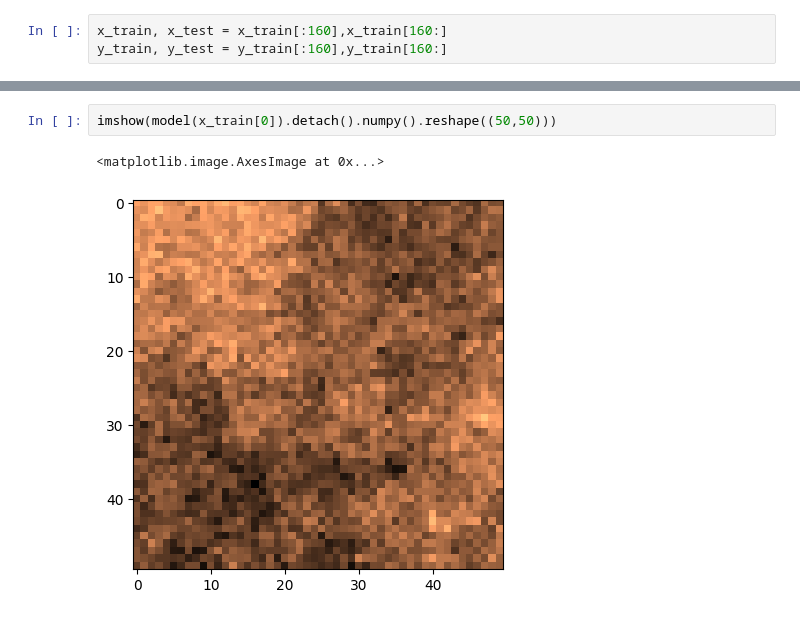
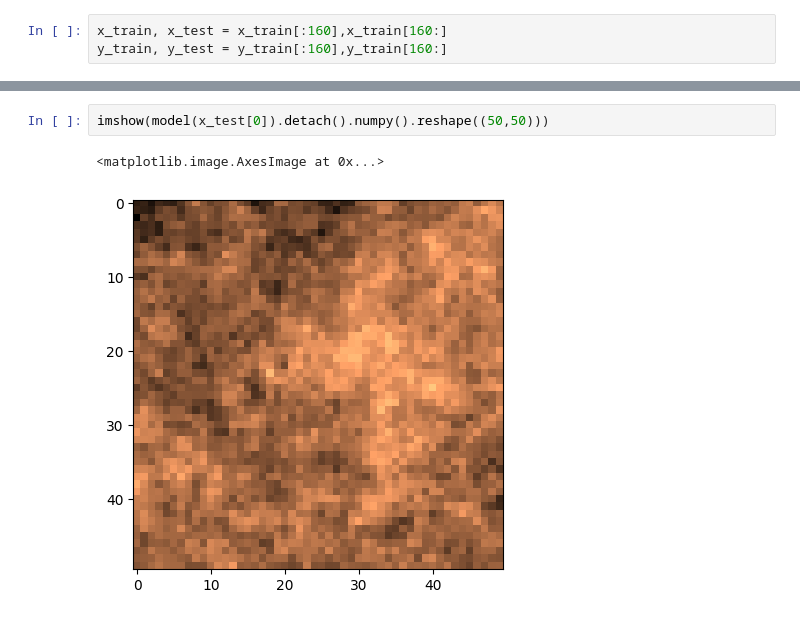
Before and after one commit to DKormann/blissathon, a Jupyter notebook: how-to-load-and-submit.ipynb, the cells around one changed output, grey strips where cells are left out. Saved outputs shown, nothing was run; the diff lists cells and outputs as text.

```diff
--- a/how-to-load-and-submit.ipynb
+++ b/how-to-load-and-submit.ipynb
@@ -137,6 +206,6 @@ plt.plot(np.array(loss_hist))
 # %%
-imshow(model(x_train[0]).detach().numpy().reshape((50,50)))
+imshow(model(x_test[0]).detach().numpy().reshape((50,50)))
 # %% [output]
 <matplotlib.image.AxesImage at 0x...>
-[figure, old version]
+[figure, new version]
 # %%
```
Also changed, not shown: parts of 6 cells of this notebook, 1 other file.
